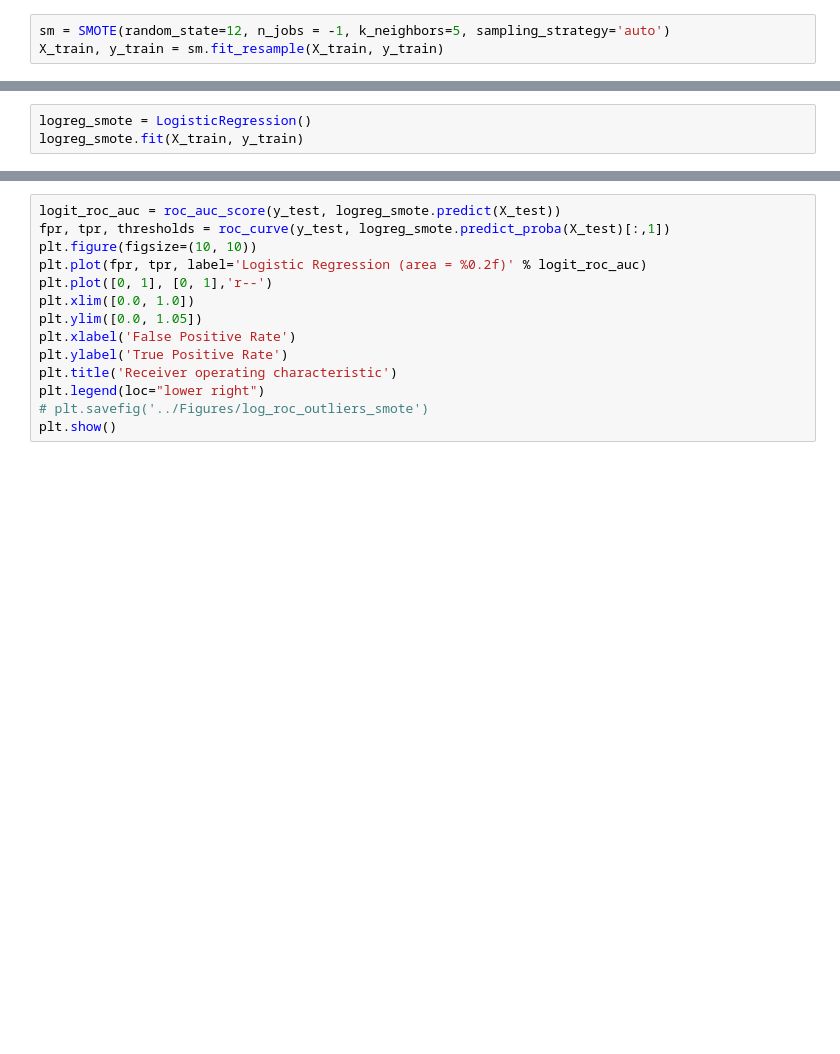
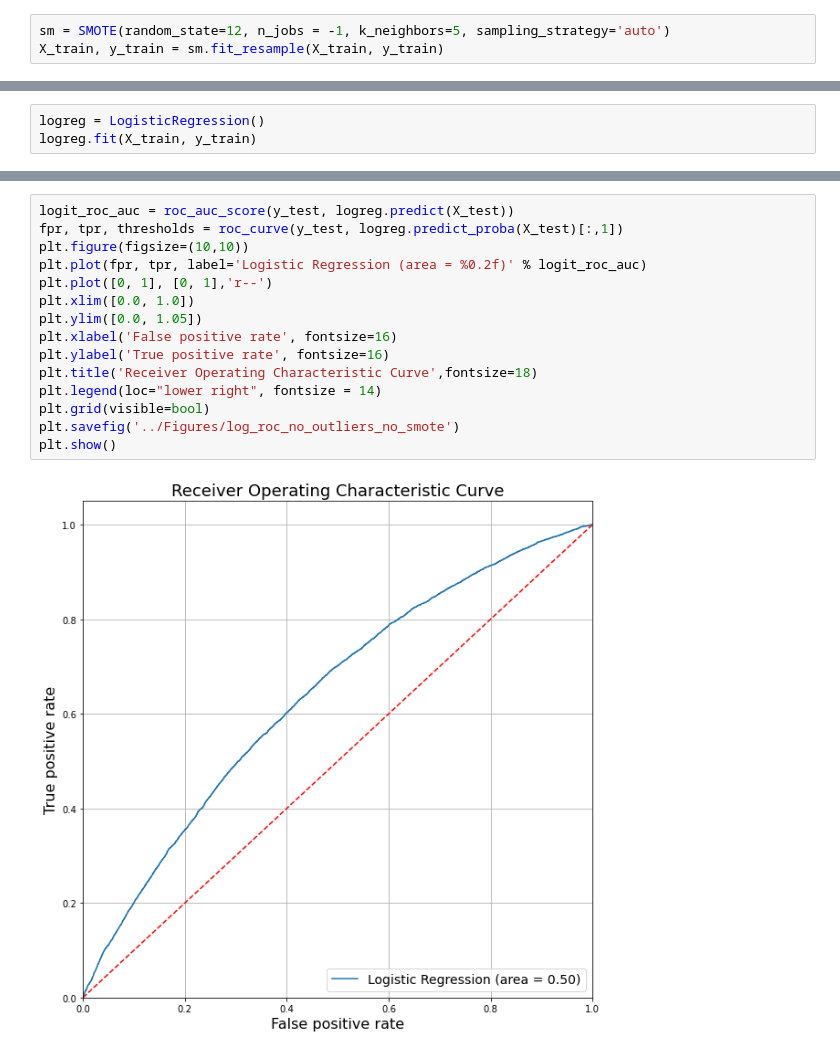
Before and after one commit to yifeng93/LendingClub_Default, a Jupyter notebook: Code/Part3_Logistic_Model.ipynb, the cells around one changed output, grey strips where cells are left out. Cells and saved outputs as stored; diff of their text form; blank space fills up the shorter version.

```diff
--- a/Code/Part3_Logistic_Model.ipynb
+++ b/Code/Part3_Logistic_Model.ipynb
@@ -140,3 +198,3 @@ plt.show()
 # %%
-logreg_smote = LogisticRegression()
-logreg_smote.fit(X_train, y_train)
+logreg = LogisticRegression()
+logreg.fit(X_train, y_train)
@@ -151,14 +232,17 @@ print(classification_report(y_test, y_pred))
 # %%
-logit_roc_auc = roc_auc_score(y_test, logreg_smote.predict(X_test))
-fpr, tpr, thresholds = roc_curve(y_test, logreg_smote.predict_proba(X_test)[:,1])
-plt.figure(figsize=(10, 10))
+logit_roc_auc = roc_auc_score(y_test, logreg.predict(X_test))
+fpr, tpr, thresholds = roc_curve(y_test, logreg.predict_proba(X_test)[:,1])
+plt.figure(figsize=(10,10))
 plt.plot(fpr, tpr, label='Logistic Regression (area = %0.2f)' % logit_roc_auc)
 plt.plot([0, 1], [0, 1],'r--')
 plt.xlim([0.0, 1.0])
 plt.ylim([0.0, 1.05])
-plt.xlabel('False Positive Rate')
-plt.ylabel('True Positive Rate')
-plt.title('Receiver operating characteristic')
-plt.legend(loc="lower right")
-# plt.savefig('../Figures/log_roc_outliers_smote')
+plt.xlabel('False positive rate', fontsize=16)
+plt.ylabel('True positive rate', fontsize=16)
+plt.title('Receiver Operating Characteristic Curve',fontsize=18)
+plt.legend(loc="lower right", fontsize = 14)
+plt.grid(visible=bool)
+plt.savefig('../Figures/log_roc_no_outliers_no_smote')
 plt.show()
+# %% [output]
+[figure, added]
```
Also changed, not shown: parts of 26 cells of this notebook.
